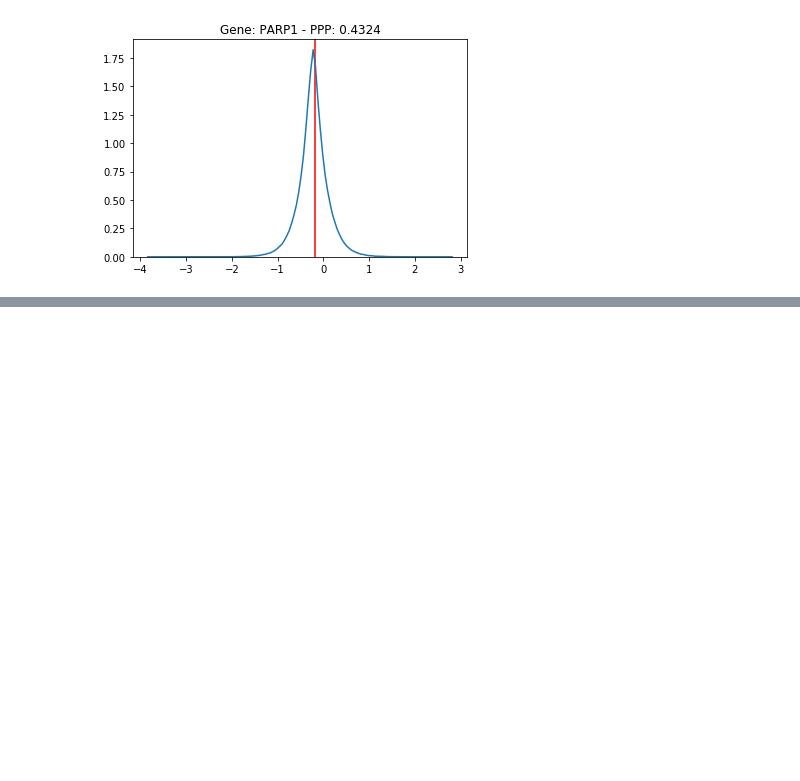
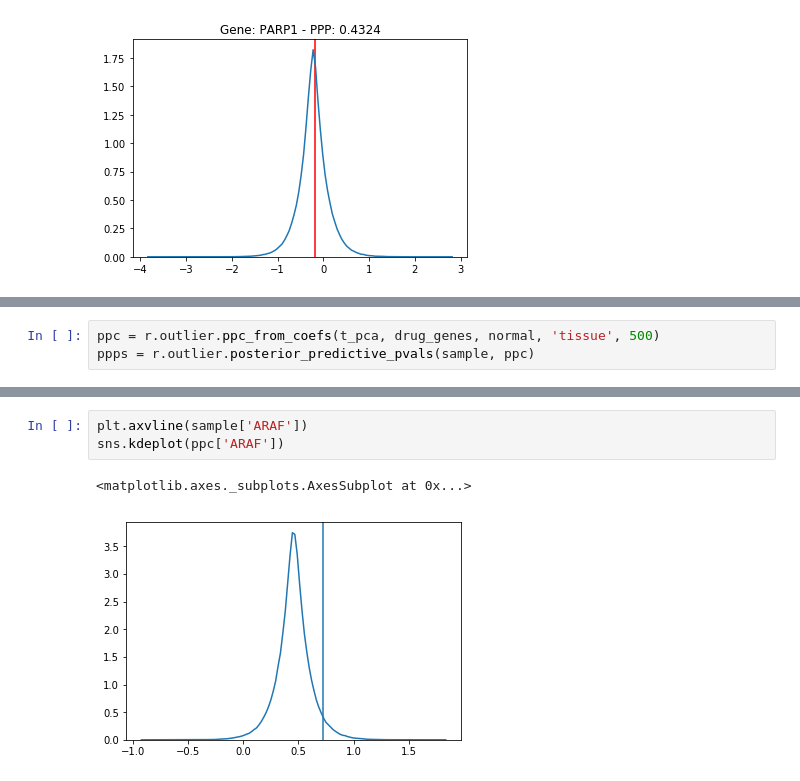
Before and after one commit to jvivian/Bayesian-Outlier-Model, a Jupyter notebook: notebooks/Old-Notebooks/Train-on-Dimensionality-Reduced-Genes.ipynb, the cells around one changed output, grey strips where cells are left out. Saved outputs shown, nothing was run; the diff lists cells and outputs as text; blank space fills up the shorter version.

```diff
--- a/notebooks/Train-on-Dimensionality-Reduced-Genes.ipynb
+++ b/notebooks/Old-Notebooks/Train-on-Dimensionality-Reduced-Genes.ipynb
@@ -543,0 +644,3 @@ sns.kdeplot(z)
+# %%
+ppc = r.outlier.ppc_from_coefs(t_pca, drug_genes, normal, 'tissue', 500)
+ppps = r.outlier.posterior_predictive_pvals(sample, ppc)
@@ -543,0 +650,6 @@ sns.kdeplot(z)
+# %%
+plt.axvline(sample['ARAF'])
+sns.kdeplot(ppc['ARAF'])
+# %% [output]
+<matplotlib.axes._subplots.AxesSubplot at 0x...>
+[figure, added]
```
Also changed, not shown: parts of 30 cells of this notebook, 4 other files.
